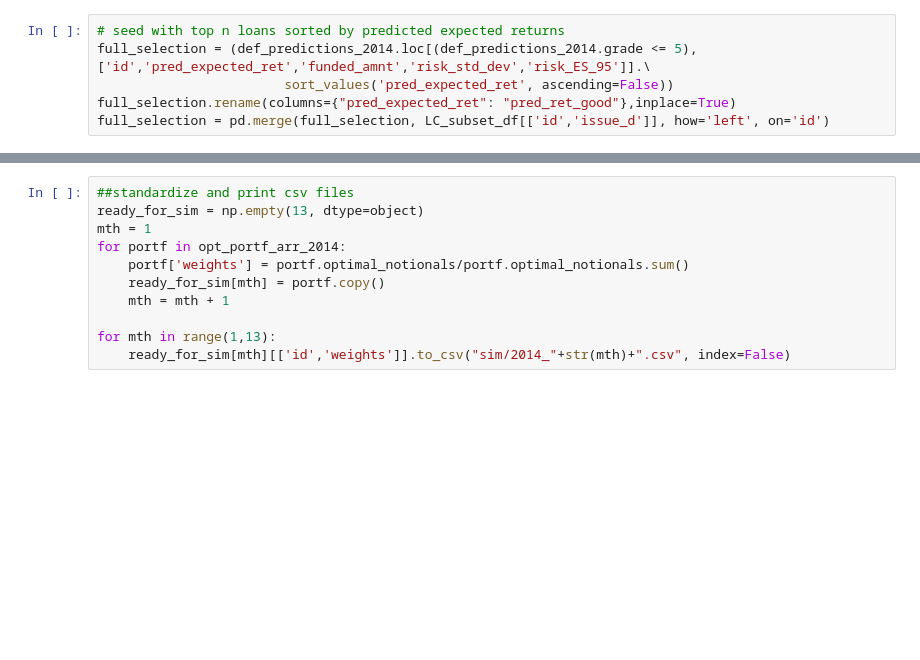
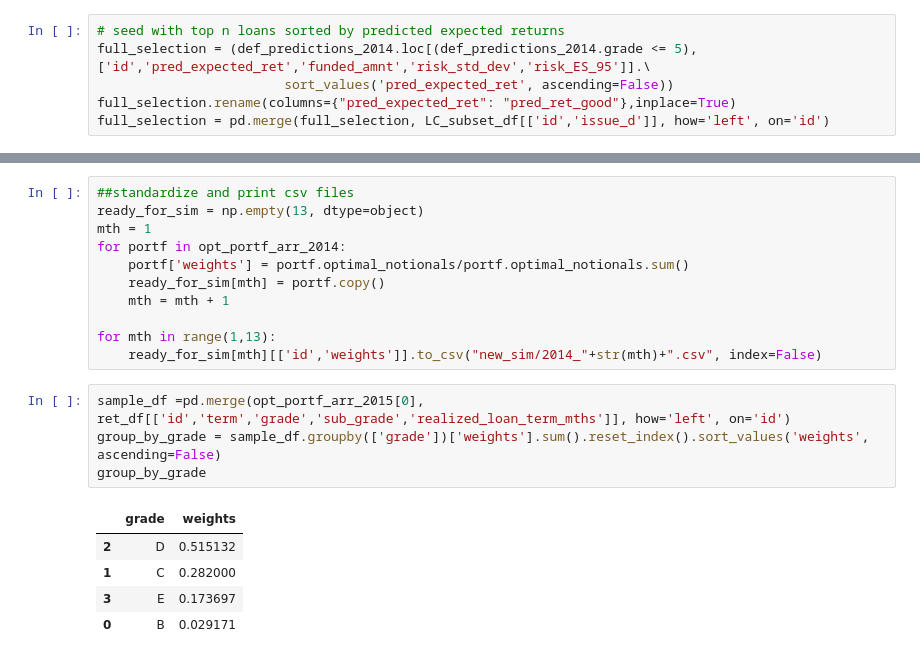
Before and after one commit to simondyates/Lending-Club, a Jupyter notebook: Robert/LC_sequential_cuts.ipynb, the cells around one changed output, grey strips where cells are left out. Cells and saved outputs as stored; diff of their text form; blank space fills up the shorter version.

```diff
--- a/Robert/LC_sequential_cuts.ipynb
+++ b/Robert/LC_sequential_cuts.ipynb
@@ -1229,4 +1229,14 @@ for portf in opt_portf_arr_2014:
     mth = mth + 1
 
 for mth in range(1,13):
-    ready_for_sim[mth][['id','weights']].to_csv("sim/2014_"+str(mth)+".csv", index=False)
+    ready_for_sim[mth][['id','weights']].to_csv("new_sim/2014_"+str(mth)+".csv", index=False)
+# %%
+sample_df =pd.merge(opt_portf_arr_2015[0], ret_df[['id','term','grade','sub_grade','realized_loan_term_mths']], how='left', on='id')
+group_by_grade = sample_df.groupby(['grade'])['weights'].sum().reset_index().sort_values('weights', ascending=False)
+group_by_grade
+# %% [output]
+|  | grade | weights |
+| 2 | D | 0.515132 |
+| 1 | C | 0.282000 |
+| 3 | E | 0.173697 |
+| 0 | B | 0.029171 |
```
Also changed, not shown: parts of 11 cells of this notebook.
